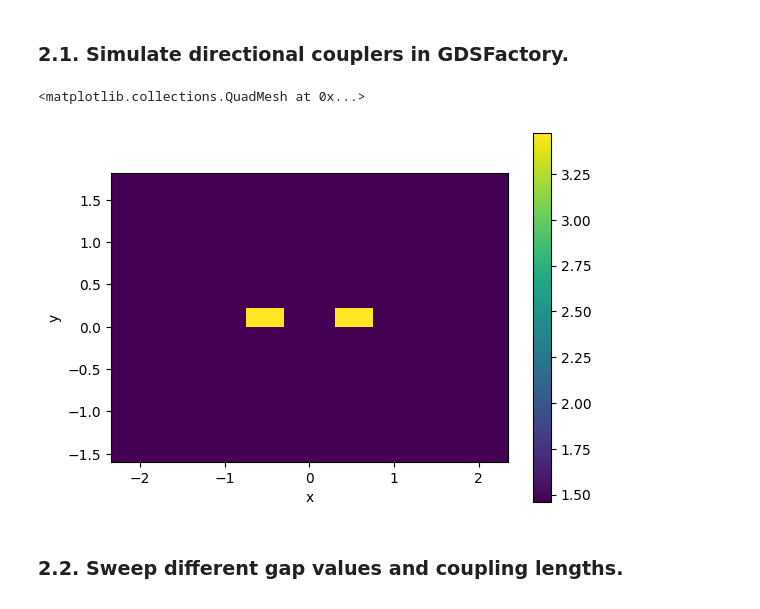
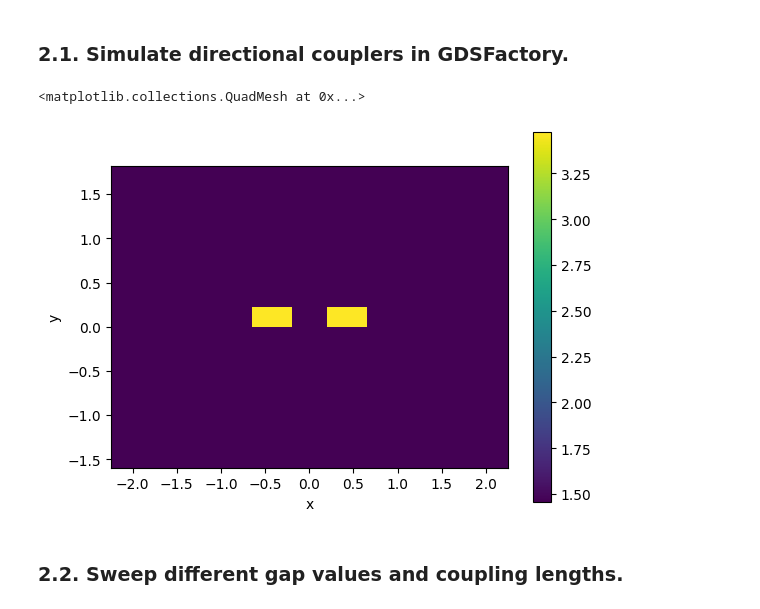
Before and after one commit to snacmuo/pic-upv-lab5-finalproject, a Jupyter notebook: FInal_Project_Sergi_Nàcher_Muñoz.ipynb, the cells around one changed output. Drawn from its saved outputs; the diff is of its cells as text; code cells hidden in the pictures.

```diff
--- a/FInal_Project_Sergi_Nàcher_Muñoz.ipynb
+++ b/FInal_Project_Sergi_Nàcher_Muñoz.ipynb
@@ -226,27 +223,27 @@ TypeError: expected 1D or 2D array for y
 # %%
 lambda_c = 1.55
 
 dcoupler_cs = gt.modes.WaveguideCoupler(
     # Geometrical Parameters
     core_width = (0.45, 0.45), # Waveguide width
     slab_thickness = 0, # For shallow waveguides - Set to 0 if its a deep-etched waveguide.
     core_thickness = 0.22, # Waveguide height
-    gap = 0.6,
+    gap = 0.4,
     # Materials
     core_material = 'si', #  Material of the waveguide
     clad_material = 'sio2', # Surrounding material
     # Modesolver Parameters
     wavelength = lambda_c, # Wavelength to simulate
     num_modes = 6, # Number of modes to find
     cache_path = '.cache/', # Important! In order to save simulation time, set your cache Path!
     precision = 'double',
     max_grid_scaling = 1.5, # Parameters of the grid
     grid_resolution = 20 # Parameters of the grid
 )
 
 dcoupler_cs.plot_index()
 # %% [output]
 <matplotlib.collections.QuadMesh at 0x...>
-[figure, old version]
+[figure, new version]
 # %% [markdown]
 ### 2.2. Sweep different gap values and coupling lengths.
```
Also changed, not shown: parts of 13 cells of this notebook.
